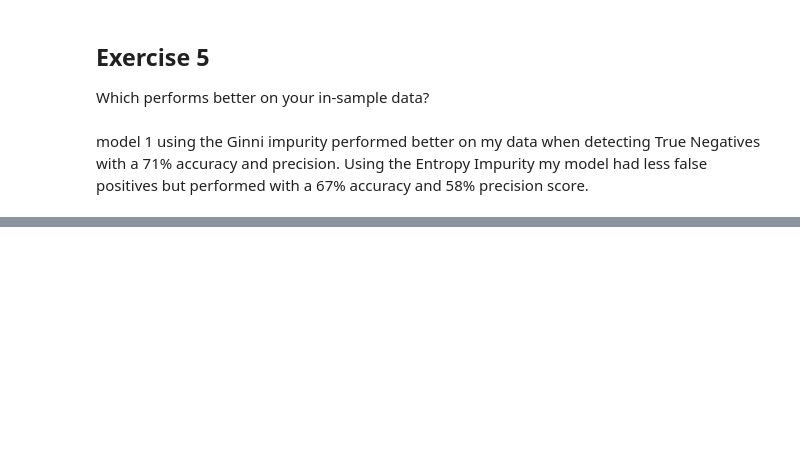
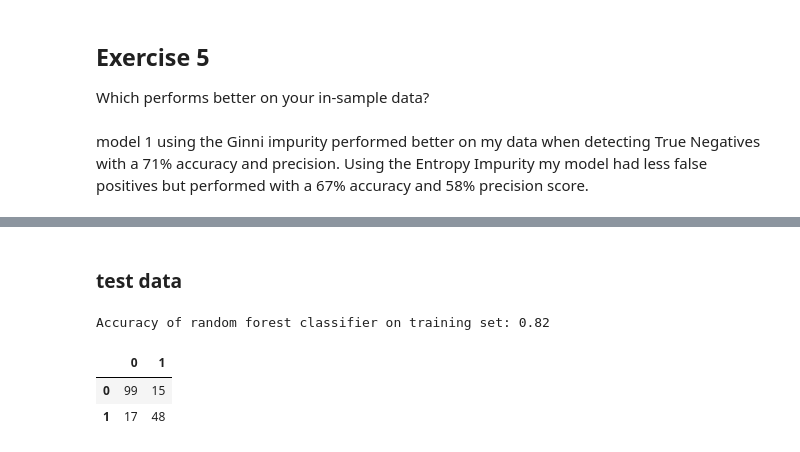
Before and after one commit to jivemachine/ds-methodologies-exercises, a Jupyter notebook: classification/model.ipynb, the cells around one changed output, grey strips where cells are left out. Cells and saved outputs as stored; diff of their text form; code cells hidden in the pictures; blank space fills up the shorter version.

```diff
--- a/classification/model.ipynb
+++ b/classification/model.ipynb
@@ -555,0 +708,18 @@ NameError: name 'graphviz' is not defined
+# %% [markdown]
+### test data
+# %%
+y_pred = rf.predict(X_test)
+y_pred_proba = rf.predict_proba(X_test)
+# %%
+# model score
+print('Accuracy of random forest classifier on training set: {:.2f}'
+     .format(rf.score(X_test, y_test)))
+# %% [output]
+Accuracy of random forest classifier on training set: 0.82
+# %%
+# confusion matrix
+pd.DataFrame(confusion_matrix(y_test, y_pred))
+# %% [output]
+|  | 0 | 1 |
+| 0 | 99 | 15 |
+| 1 | 17 | 48 |
```
Also changed, not shown: parts of 41 cells of this notebook, 2 other files.
